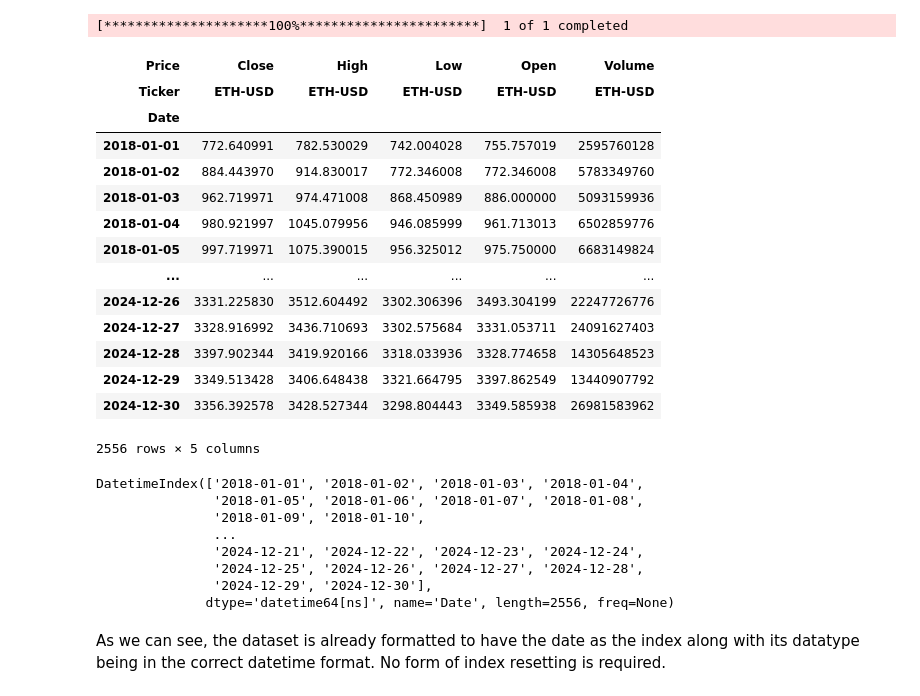
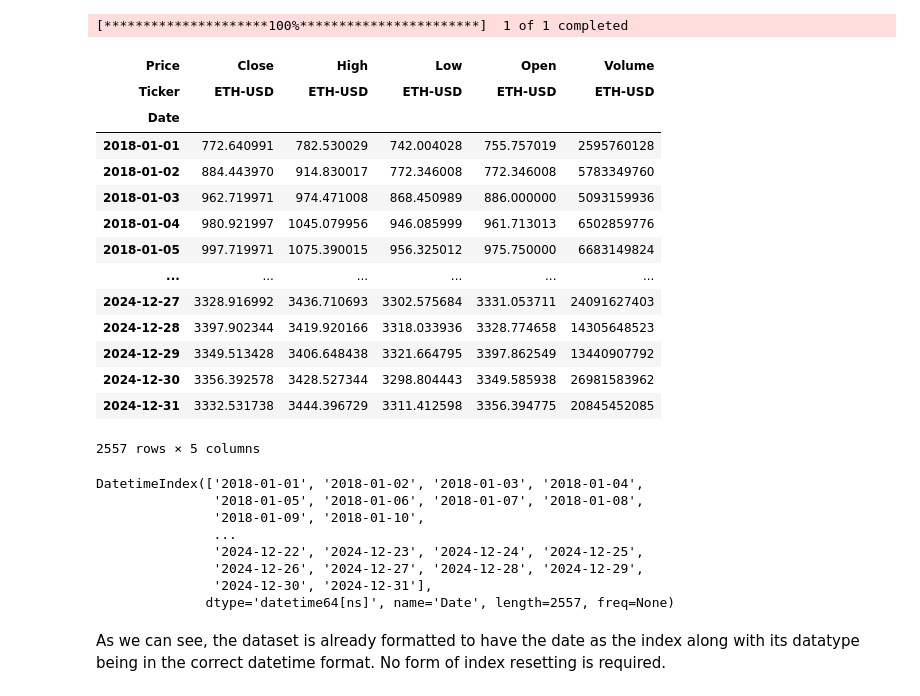
Before and after one commit to STBreeze/Ethereum-Time-Series-Analysis-ARIMA-ARCH-Forecasting, a Jupyter notebook: Ethereum Stock Price Prediction using ARIMA.ipynb, the cells around one changed output. Cells and saved outputs as stored; diff of their text form; code cells hidden in the pictures.

```diff
--- a/Ethereum Stock Price Prediction using ARIMA.ipynb
+++ b/Ethereum Stock Price Prediction using ARIMA.ipynb
@@ -13,26 +14,26 @@ from sklearn.metrics import mean_squared_error, root_mean_squared_error
 import warnings
 warnings.filterwarnings("ignore")
 # %%
-data = yf.download('ETH-USD',start='2018-01-01', end='2024-12-31', interval='1d')
+data = yf.download('ETH-USD',start='2018-01-01', end='2025-01-01', interval='1d')
 data.sort_index(inplace=True)
 data
 # %% [output]
 [*********************100%***********************]  1 of 1 completed
 | Price | Close | High | Low | Open | Volume |
 | Ticker | ETH-USD | ETH-USD | ETH-USD | ETH-USD | ETH-USD |
 | Date |  |  |  |  |  |
 | 2018-01-01 | 772.640991 | 782.530029 | 742.004028 | 755.757019 | 2595760128 |
 | 2018-01-02 | 884.443970 | 914.830017 | 772.346008 | 772.346008 | 5783349760 |
 | 2018-01-03 | 962.719971 | 974.471008 | 868.450989 | 886.000000 | 5093159936 |
 | 2018-01-04 | 980.921997 | 1045.079956 | 946.085999 | 961.713013 | 6502859776 |
 | 2018-01-05 | 997.719971 | 1075.390015 | 956.325012 | 975.750000 | 6683149824 |
 | ... | ... | ... | ... | ... | ... |
-| 2024-12-26 | 3331.225830 | 3512.604492 | 3302.306396 | 3493.304199 | 22247726776 |
 | 2024-12-27 | 3328.916992 | 3436.710693 | 3302.575684 | 3331.053711 | 24091627403 |
 | 2024-12-28 | 3397.902344 | 3419.920166 | 3318.033936 | 3328.774658 | 14305648523 |
 | 2024-12-29 | 3349.513428 | 3406.648438 | 3321.664795 | 3397.862549 | 13440907792 |
 | 2024-12-30 | 3356.392578 | 3428.527344 | 3298.804443 | 3349.585938 | 26981583962 |
+| 2024-12-31 | 3332.531738 | 3444.396729 | 3311.412598 | 3356.394775 | 20845452085 |
-2556 rows × 5 columns
+2557 rows × 5 columns
 # %%
 data.index
 # %% [output]
@@ -40,10 +41,10 @@ DatetimeIndex(['2018-01-01', '2018-01-02', '2018-01-03', '2018-01-04',
                '2018-01-05', '2018-01-06', '2018-01-07', '2018-01-08',
                '2018-01-09', '2018-01-10',
                ...
-               '2024-12-21', '2024-12-22', '2024-12-23', '2024-12-24',
-               '2024-12-25', '2024-12-26', '2024-12-27', '2024-12-28',
-               '2024-12-29', '2024-12-30'],
-              dtype='datetime64[ns]', name='Date', length=2556, freq=None)
+               '2024-12-22', '2024-12-23', '2024-12-24', '2024-12-25',
+               '2024-12-26', '2024-12-27', '2024-12-28', '2024-12-29',
+               '2024-12-30', '2024-12-31'],
+              dtype='datetime64[ns]', name='Date', length=2557, freq=None)
 # %% [markdown]
 As we can see, the dataset is already formatted to have the date as the index along with its datatype being in the correct datetime format.
 No form of index resetting is required.
```
Also changed, not shown: parts of 18 cells of this notebook.
